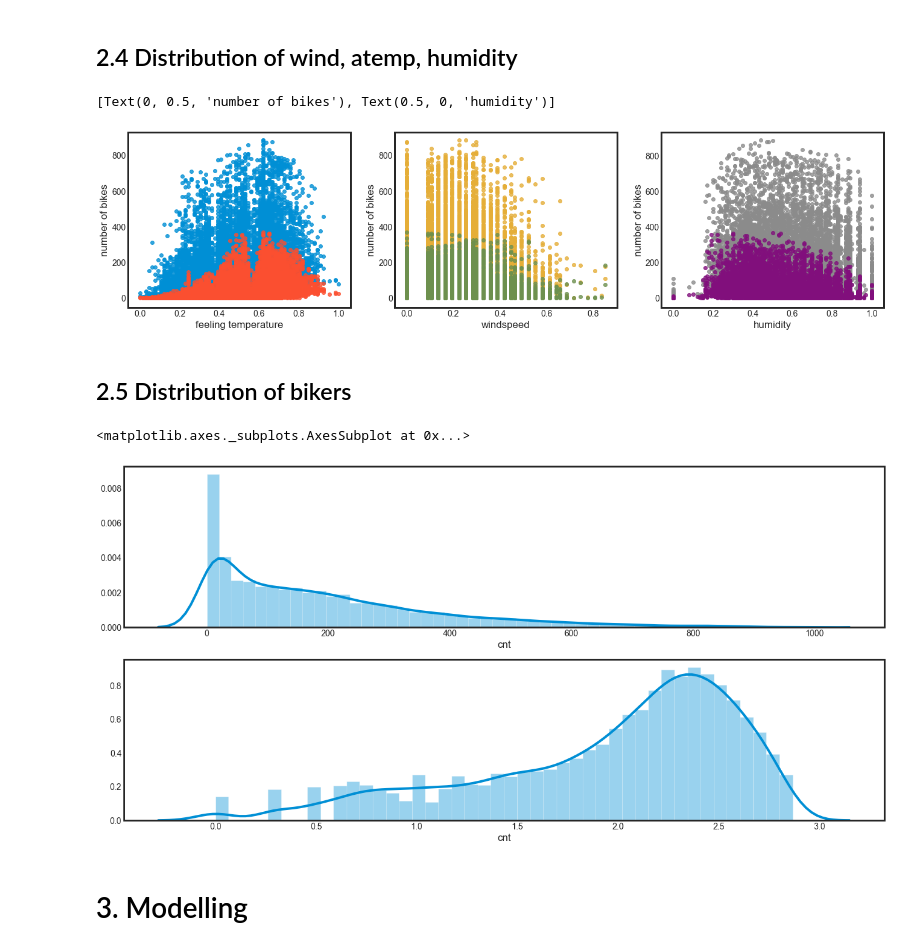
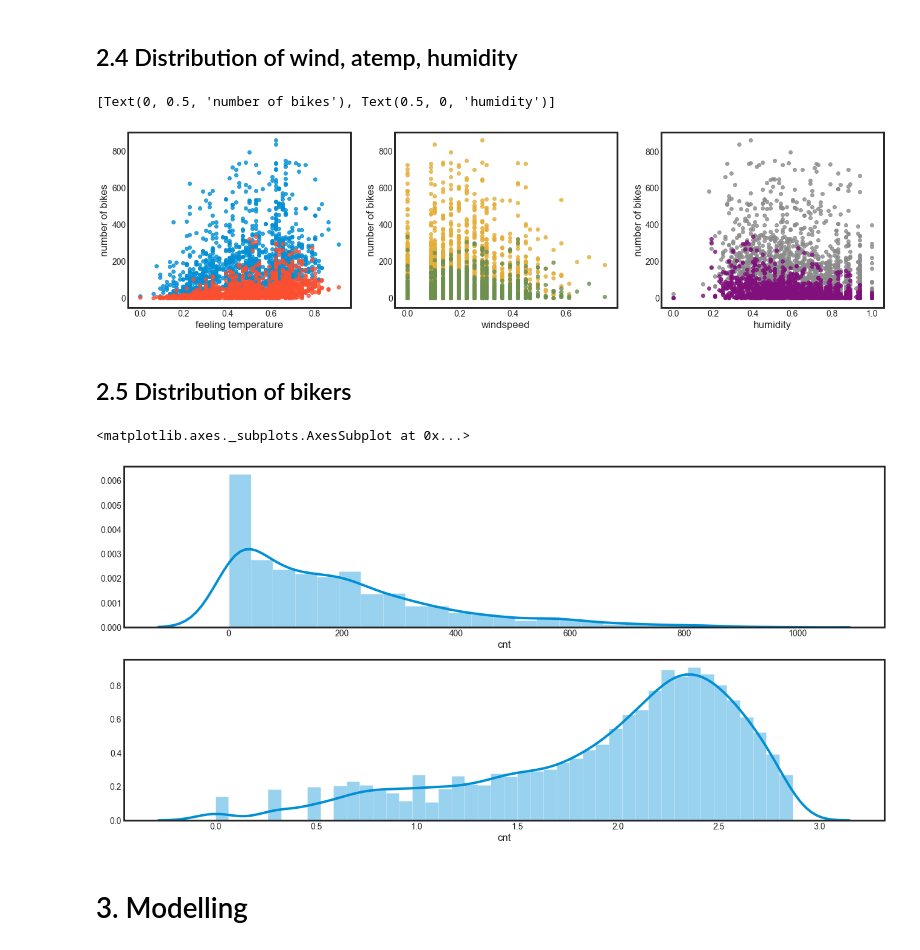
Before and after one commit to martinan92/Advanced-Python-Individual, a Jupyter notebook: Main_Final.ipynb, the cells around one changed output. Saved outputs shown, nothing was run; the diff lists cells and outputs as text; code cells hidden in the pictures.

```diff
--- a/Main_Final.ipynb
+++ b/Main_Final.ipynb
@@ -476,35 +481,37 @@ sns.heatmap(corr, mask=mask,vmax=.8, square=True,annot=True)
 # %%
 ####Legend & y axis label????
 fig,(ax1,ax2,ax3) = plt.subplots(ncols=3)
 fig.set_size_inches(20, 5)
 
+#For demonstration purposes, a sample is taken from the dask dataframe
+hour_chart = hour_dask.sample(frac=0.1, replace=True).compute()
 
-fig1=sns.regplot(x="atemp", y="registered", data=hour, ax=ax1, fit_reg = False)
-fig1=sns.regplot(x="atemp", y="casual", data=hour, ax=ax1, fit_reg = False)
+fig1=sns.regplot(x="atemp", y="registered", data=hour_chart, ax=ax1, fit_reg = False)
+fig1=sns.regplot(x="atemp", y="casual", data=hour_chart, ax=ax1, fit_reg = False)
 fig1.set(xlabel='feeling temperature', ylabel='number of bikes')
 
-fig2=sns.regplot(x="windspeed", y="registered", data=hour, ax=ax2, fit_reg = False)
-fig2=sns.regplot(x="windspeed", y="casual", data=hour, ax=ax2, fit_reg = False)
+fig2=sns.regplot(x="windspeed", y="registered", data=hour_chart, ax=ax2, fit_reg = False)
+fig2=sns.regplot(x="windspeed", y="casual", data=hour_chart, ax=ax2, fit_reg = False)
 fig2.set(xlabel='windspeed', ylabel='number of bikes')
 
-fig3=sns.regplot(x="hum", y="registered", data=hour, ax=ax3, fit_reg = False)
-fig3=sns.regplot(x="hum", y="casual", data=hour, ax=ax3, fit_reg = False)
+fig3=sns.regplot(x="hum", y="registered", data=hour_chart, ax=ax3, fit_reg = False)
+fig3=sns.regplot(x="hum", y="casual", data=hour_chart, ax=ax3, fit_reg = False)
 fig3.set(xlabel='humidity', ylabel='number of bikes')
 # %% [output]
 [Text(0, 0.5, 'number of bikes'), Text(0.5, 0, 'humidity')]
-[figure, old version]
+[figure, new version]
 # %% [markdown]
 ## 2.5 Distribution of bikers
 # %%
-hour_no_outliers = hour[np.abs(hour["cnt"]-hour["cnt"].mean())<=(3*hour["cnt"].std())]
+hour_no_outliers = hour_dask[np.abs(hour["cnt"]-hour["cnt"].mean())<=(3*hour["cnt"].std())]
 
 fig,axes = plt.subplots(ncols=1,nrows=2)
 fig.set_size_inches(20, 10)
-sns.distplot(hour["cnt"],ax=axes[0])
+sns.distplot(hour_chart["cnt"],ax=axes[0])
 sns.distplot(np.log10(hour_no_outliers["cnt"]),ax=axes[1])
 # %% [output]
 <matplotlib.axes._subplots.AxesSubplot at 0x...>
-[figure, old version]
+[figure, new version]
 # %% [markdown]
 # 3. Modelling
 # %% [markdown]
```
Also changed, not shown: parts of 7 cells of this notebook.
